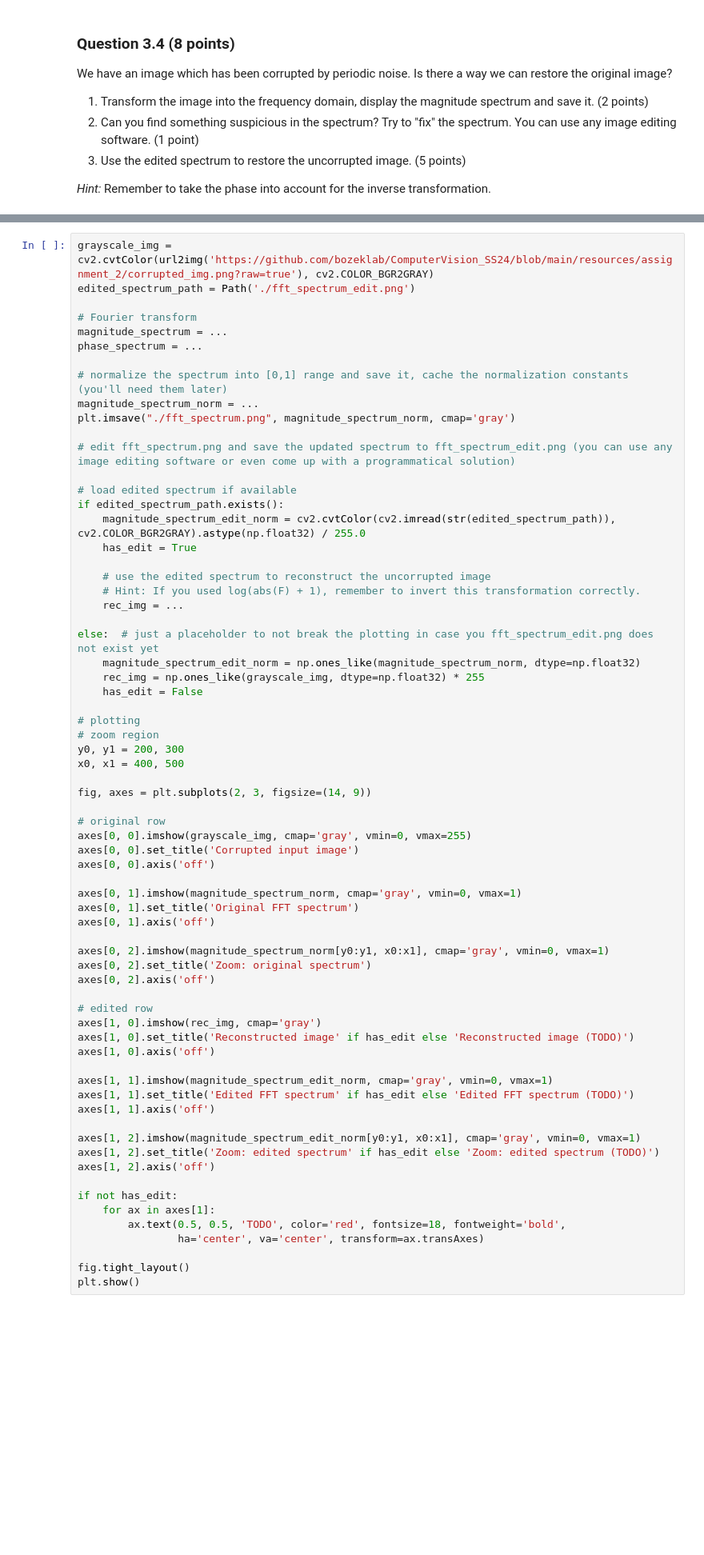
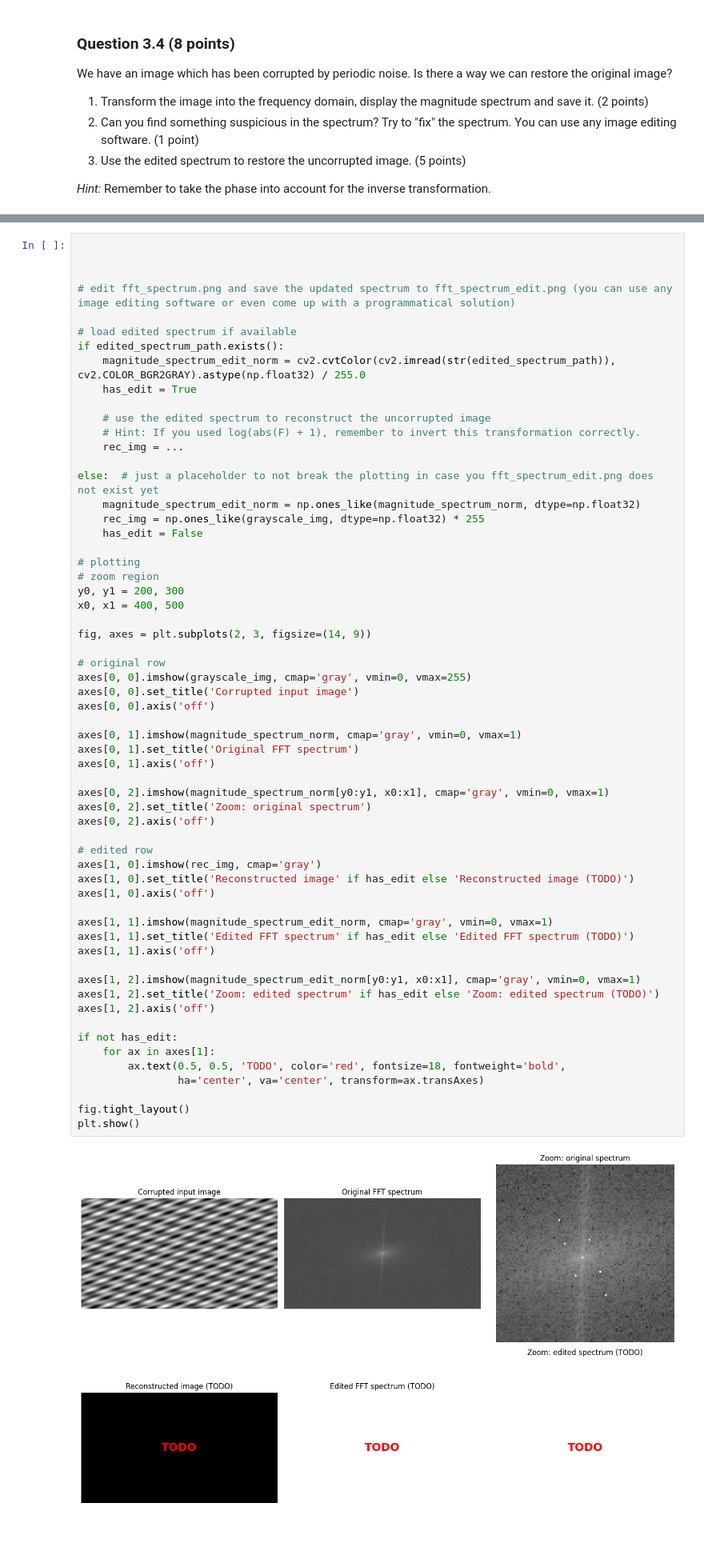
Before and after one commit to johqniel/Computer-Vision-Course-Uni-Koeln, a Jupyter notebook: Assignments/assignment_2.ipynb, the cells around one changed output, grey strips where cells are left out. Shown at 80% size. Cells and saved outputs as stored; diff of their text form; blank space fills up the shorter version.

```diff
--- a/Assignments/assignment_2.ipynb
+++ b/Assignments/assignment_2.ipynb
@@ -785,14 +865,6 @@ We have an image which has been corrupted by periodic noise. Is there a way we c
 # %%
-grayscale_img = cv2.cvtColor(url2img('https://github.com/bozeklab/ComputerVision_SS24/blob/main/resources/assignment_2/corrupted_img.png?raw=true'), cv2.COLOR_BGR2GRAY)
-edited_spectrum_path = Path('./fft_spectrum_edit.png')
 
-# Fourier transform
-magnitude_spectrum = ...
-phase_spectrum = ...
 
-# normalize the spectrum into [0,1] range and save it, cache the normalization constants (you'll need them later)
-magnitude_spectrum_norm = ...
-plt.imsave("./fft_spectrum.png", magnitude_spectrum_norm, cmap='gray')
 
 # edit fft_spectrum.png and save the updated spectrum to fft_spectrum_edit.png (you can use any image editing software or even come up with a programmatical solution)
 
@@ -823,33 +895,35 @@ axes[0, 0].set_title('Corrupted input image')
 axes[0, 0].axis('off')
 
 axes[0, 1].imshow(magnitude_spectrum_norm, cmap='gray', vmin=0, vmax=1)
 axes[0, 1].set_title('Original FFT spectrum')
 axes[0, 1].axis('off')
 
 axes[0, 2].imshow(magnitude_spectrum_norm[y0:y1, x0:x1], cmap='gray', vmin=0, vmax=1)
 axes[0, 2].set_title('Zoom: original spectrum')
 axes[0, 2].axis('off')
 
 # edited row
 axes[1, 0].imshow(rec_img, cmap='gray')
 axes[1, 0].set_title('Reconstructed image' if has_edit else 'Reconstructed image (TODO)')
 axes[1, 0].axis('off')
 
 axes[1, 1].imshow(magnitude_spectrum_edit_norm, cmap='gray', vmin=0, vmax=1)
 axes[1, 1].set_title('Edited FFT spectrum' if has_edit else 'Edited FFT spectrum (TODO)')
 axes[1, 1].axis('off')
 
 axes[1, 2].imshow(magnitude_spectrum_edit_norm[y0:y1, x0:x1], cmap='gray', vmin=0, vmax=1)
 axes[1, 2].set_title('Zoom: edited spectrum' if has_edit else 'Zoom: edited spectrum (TODO)')
 axes[1, 2].axis('off')
 
 if not has_edit:
     for ax in axes[1]:
         ax.text(0.5, 0.5, 'TODO', color='red', fontsize=18, fontweight='bold',
                 ha='center', va='center', transform=ax.transAxes)
 
 fig.tight_layout()
 plt.show()
+# %% [output]
+[figure, added]
 # %% [markdown]
 ### Question 3.5: Spatial vs Frequency Domain Filtering: *The Convolution Theorem* (1 point)
 
```
Also changed, not shown: parts of 4 cells of this notebook, 2 other files.
